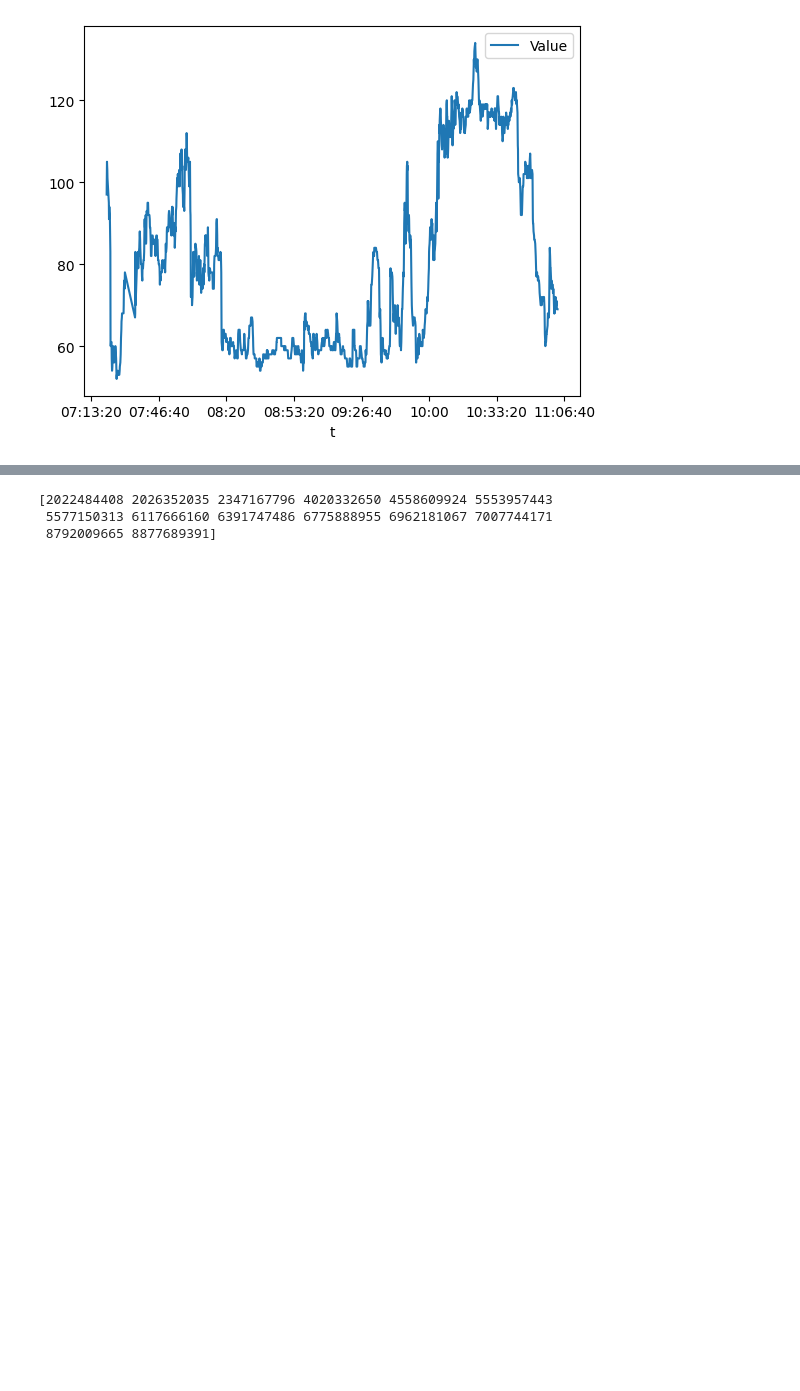
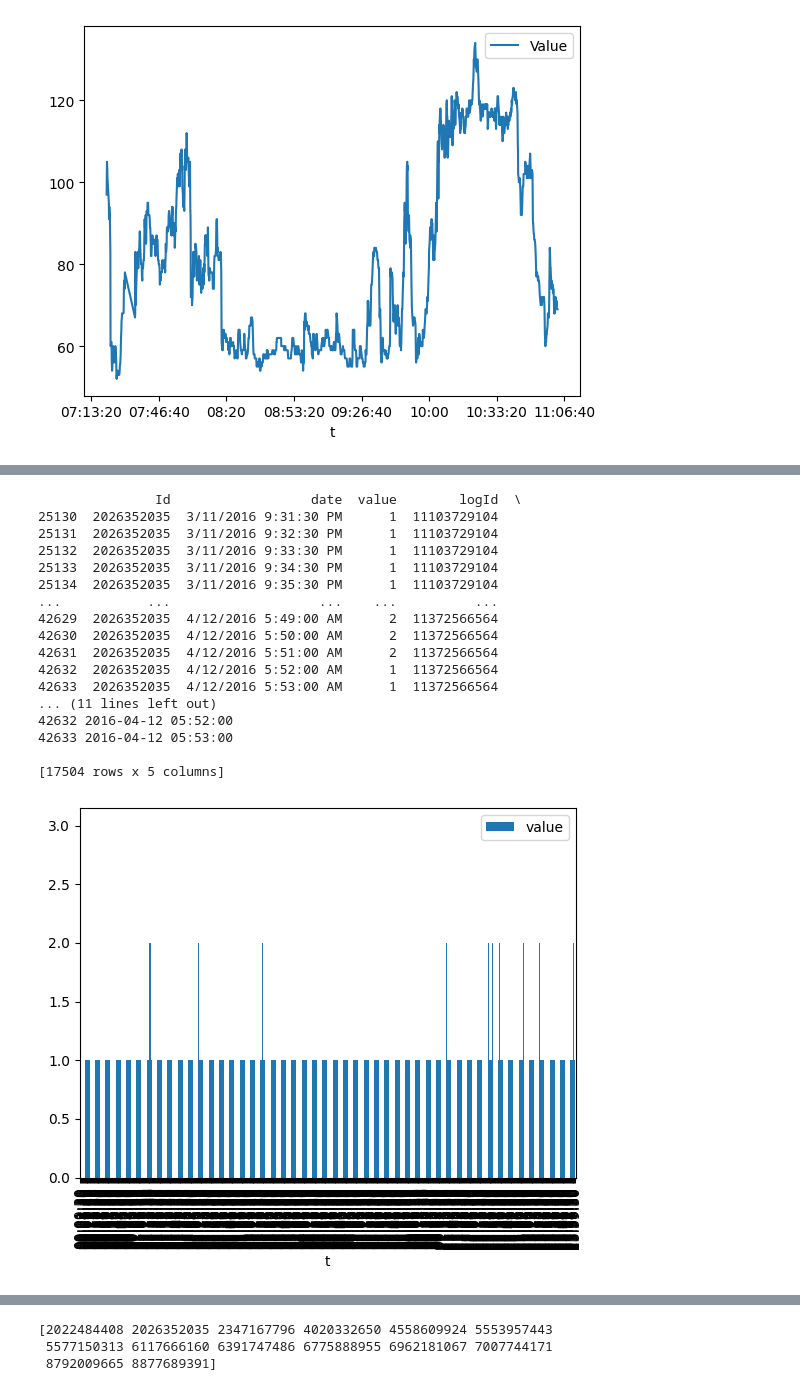
Before and after one commit to bigaru/lifestreams-scripts, a Jupyter notebook: fitabase/main.ipynb, the cells around one changed output, grey strips where cells are left out. Cells and saved outputs as stored; diff of their text form; code cells hidden in the pictures; blank space fills up the shorter version.

Commit message:
import sleep data

```diff
--- a/fitabase/main.ipynb
+++ b/fitabase/main.ipynb
@@ -57,9 +57,10 @@ df['pyTime'] = pd.to_datetime(df['ActivityHour'], format="%m/%d/%Y %I:%M:%S %p")
 
 day_df = df[df['Id'] == 2022484408]
 
-for hour in range(1,13):
-    d = day_df[day_df['pyTime'].dt.day == hour].copy()
+for day in range(1,13):
+    d = day_df[day_df['pyTime'].dt.day == day].copy()
+    print(d.iat[0,3].weekday())
+
     d['t'] = d['pyTime'].dt.time
     d.plot.bar(x='t', y='StepTotal')
-    #d.plot.area
 # %% [output]
@@ -75,3 +88,36 @@ for hour in range(1,13):
 [figure]
 [figure]
 [figure]
+# %%
+df = pd.read_csv('./data/minuteSleep_merged.csv')
+
+df['pyTime'] = pd.to_datetime(df['date'], format="%m/%d/%Y %I:%M:%S %p")
+
+day_df = df[df['Id'] == 2026352035]
+
+print(day_df)
+
+for day in range(1,13):
+    d = day_df[day_df['pyTime'].dt.day == day].copy()
+
+    d['t'] = d['pyTime'].dt.time
+    d.plot.bar(x='t', y='value')
+# %% [output]
+               Id                  date  value        logId  \
+25130  2026352035  3/11/2016 9:31:30 PM      1  11103729104
+25131  2026352035  3/11/2016 9:32:30 PM      1  11103729104
+25132  2026352035  3/11/2016 9:33:30 PM      1  11103729104
+25133  2026352035  3/11/2016 9:34:30 PM      1  11103729104
+25134  2026352035  3/11/2016 9:35:30 PM      1  11103729104
+...           ...                   ...    ...          ...
+42629  2026352035  4/12/2016 5:49:00 AM      2  11372566564
+42630  2026352035  4/12/2016 5:50:00 AM      2  11372566564
+42631  2026352035  4/12/2016 5:51:00 AM      2  11372566564
+42632  2026352035  4/12/2016 5:52:00 AM      1  11372566564
+42633  2026352035  4/12/2016 5:53:00 AM      1  11372566564
+... (11 lines left out)
+42632 2016-04-12 05:52:00
+42633 2016-04-12 05:53:00
+
+[17504 rows x 5 columns]
+[figure, added]
```
Also changed, not shown: parts of 3 cells of this notebook, 1 other file.
